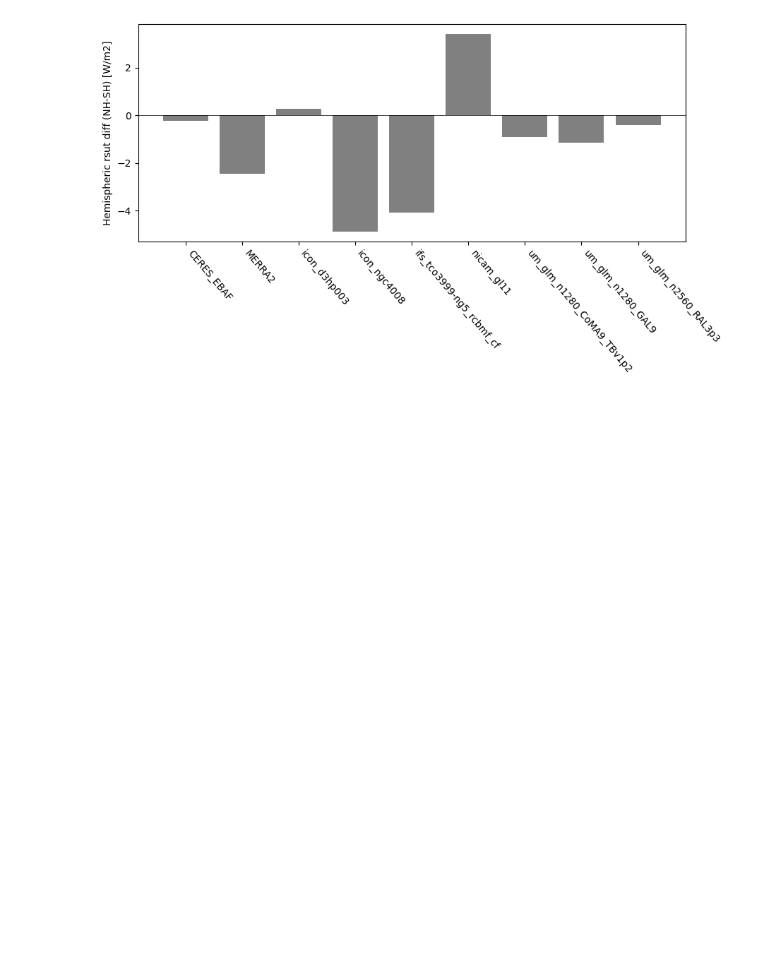
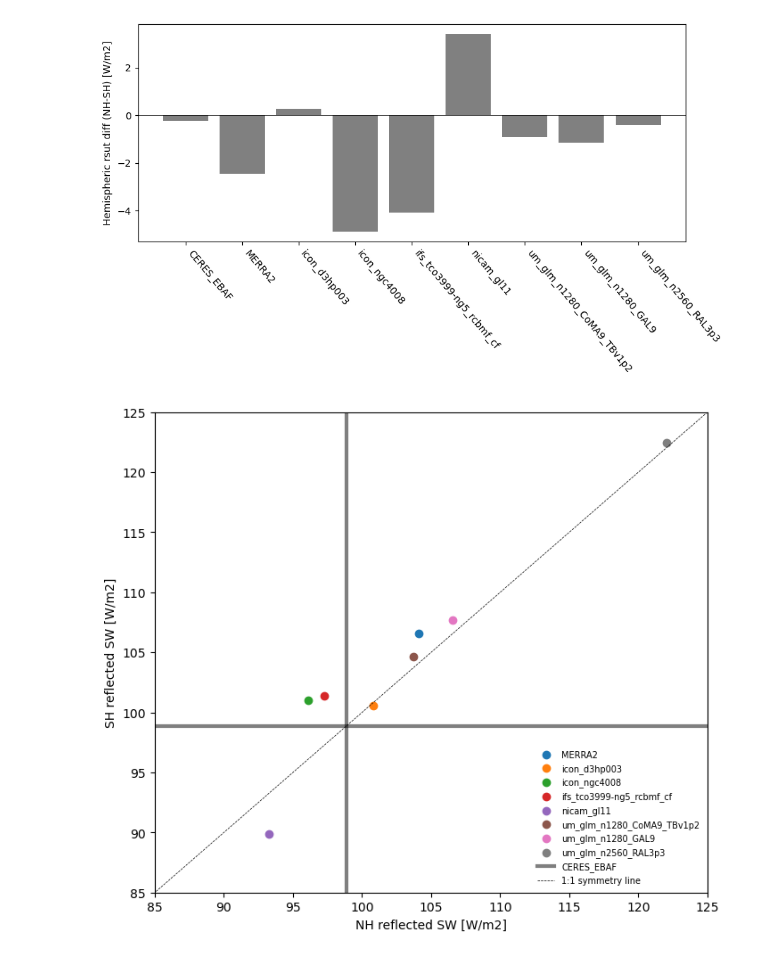
Before and after one commit to claresinger/hk25-teams, a Jupyter notebook: hk25-AlbedoSym/simple_symmetry.ipynb, the cells around one changed output. Cells and saved outputs as stored; diff of their text form; code cells hidden in the pictures; blank space fills up the shorter version.

Commit message:
make Rugenstein and Hakuba NH vs SH plot

```diff
--- a/hk25-AlbedoSym/simple_symmetry.ipynb
+++ b/hk25-AlbedoSym/simple_symmetry.ipynb
@@ -75,7 +75,7 @@ for model_name in list(online_cat):
         clim = rsut.groupby("time.month").mean("time").mean("month")
         nh = clim.where(clim.lat > 0).mean("cell")
         sh = clim.where(clim.lat < 0).mean("cell")
-        asym[model_name] = (nh - sh).values
+        asym[model_name] = {"NH": nh.values, "SH":sh.values, "ASYM":(nh - sh).values}
     except:
         print("some error", model_name)
 # %% [output]
@@ -93,7 +93,7 @@ some error tracking-d3hp003
 # %%
 plt.figure(figsize=(10,4))
 for k,v in asym.items():
-    plt.bar(k, v, color="grey")
+    plt.bar(k, v["ASYM"], color="grey")
 plt.axhline(0, lw=0.5, color="k")
 plt.ylabel("Hemispheric rsut diff (NH-SH) [W/m2]")
 plt.xticks(range(len(asym)), asym.keys(), rotation=-50, ha="left")
@@ -101,3 +101,20 @@ plt.savefig("asym_climatology.png", dpi=200, bbox_inches="tight")
 plt.show()
 # %% [output]
 [figure]
+# %%
+plt.figure(figsize=(8,7))
+for k,v in asym.items():
+    if k != "CERES_EBAF":
+        plt.scatter(v["NH"], v["SH"], marker="o", label=k)
+plt.axvline(asym["CERES_EBAF"]["NH"], lw=3, color="k", alpha=0.5, label="CERES_EBAF")
+plt.axhline(asym["CERES_EBAF"]["NH"], lw=3, color="k", alpha=0.5)
+plt.plot([80,130],[80,130], lw=0.5, ls="--", color="k", label="1:1 symmetry line")
+plt.xlim(85,125)
+plt.ylim(85,125)
+plt.xlabel("NH reflected SW [W/m2]")
+plt.ylabel("SH reflected SW [W/m2]")
+plt.legend(ncols=1, loc=4, fontsize=7, frameon=False)
+plt.savefig("nh_vs_sh_climatology.png", dpi=200, bbox_inches="tight")
+plt.show()
+# %% [output]
+[figure, added]
```
